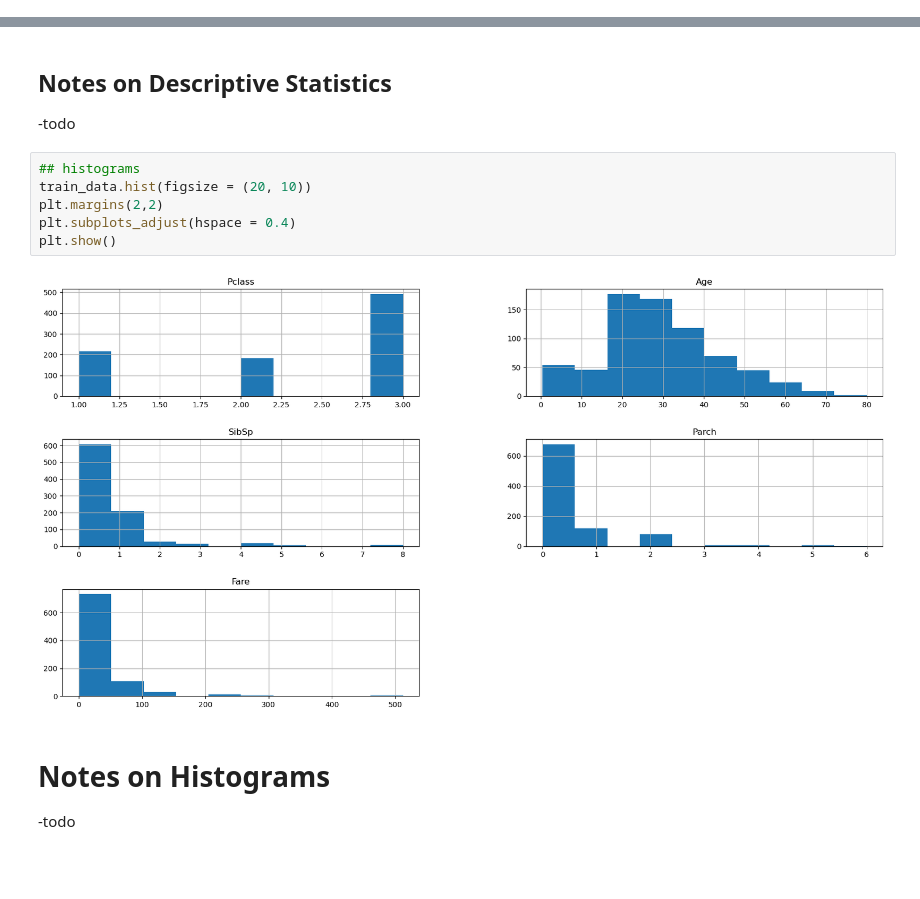
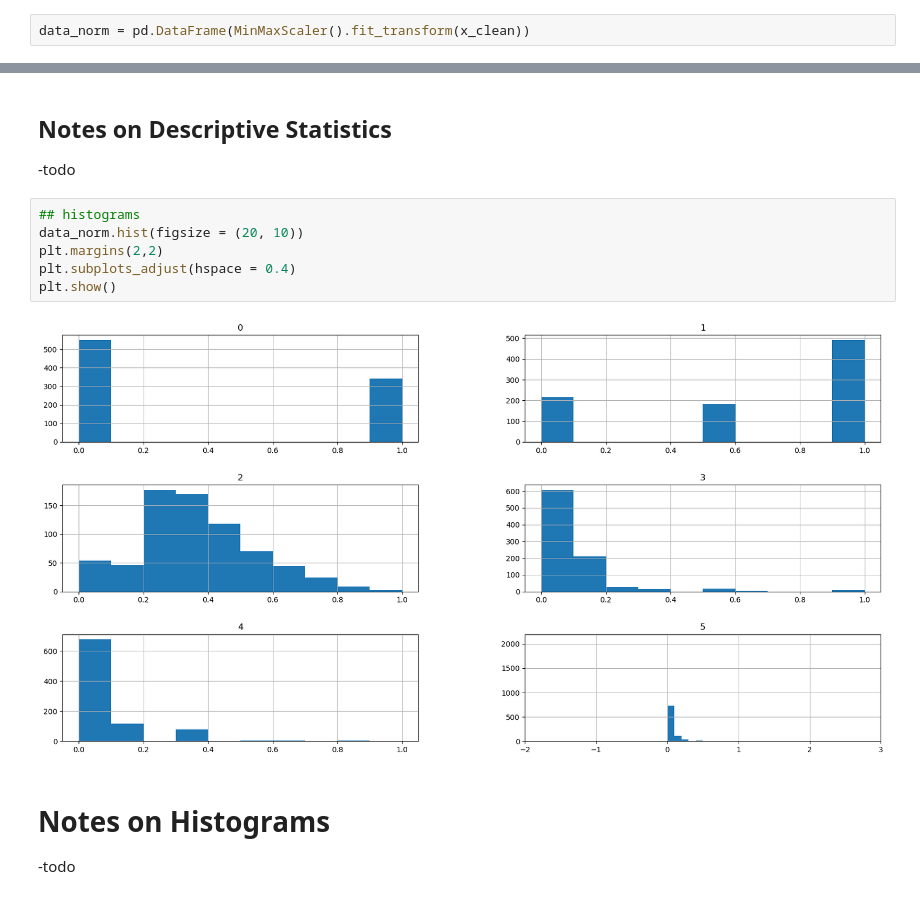
Before and after one commit to aelichung/ml-titanic, a Jupyter notebook: CIS053 Final - ML titanic.ipynb, the cells around one changed output, grey strips where cells are left out. Saved outputs shown, nothing was run; the diff lists cells and outputs as text; blank space fills up the shorter version.

```diff
--- a/CIS053 Final - ML titanic.ipynb
+++ b/CIS053 Final - ML titanic.ipynb
@@ -210,2 +208,4 @@ max      3.00   80.00    8.00    6.00  512.33
 # %% [markdown]
 ## EDA with Normalized Data
+# %%
+data_norm = pd.DataFrame(MinMaxScaler().fit_transform(x_clean))
@@ -214,12 +230,12 @@ max      3.00   80.00    8.00    6.00  512.33
 -todo
 # %%
 ## histograms
-train_data.hist(figsize = (20, 10))
+data_norm.hist(figsize = (20, 10))
 plt.margins(2,2)
 plt.subplots_adjust(hspace = 0.4)
 plt.show()
 # %% [output]
-[figure, old version]
+[figure, new version]
 # %% [markdown]
 # Notes on Histograms
 -todo
```
Also changed, not shown: parts of 13 cells of this notebook.
